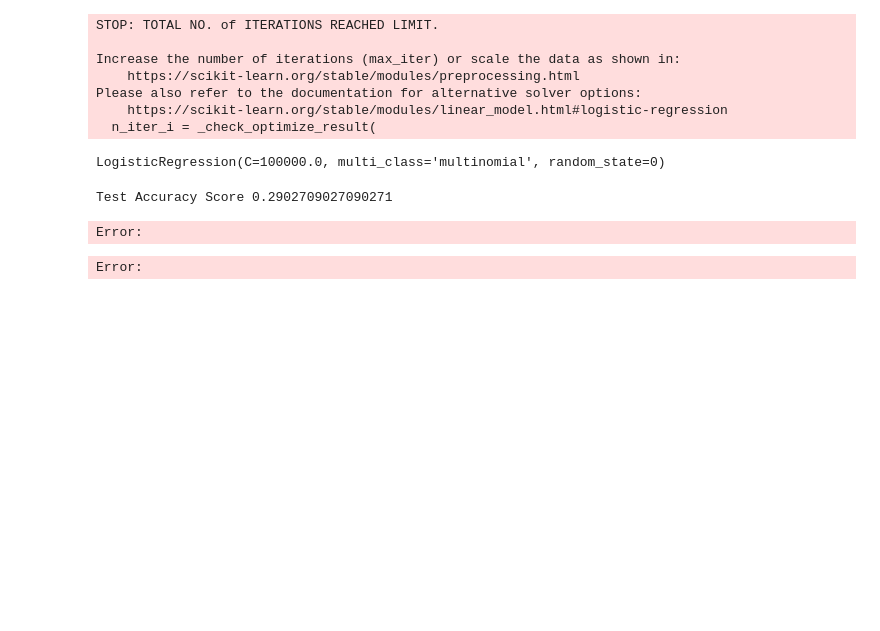
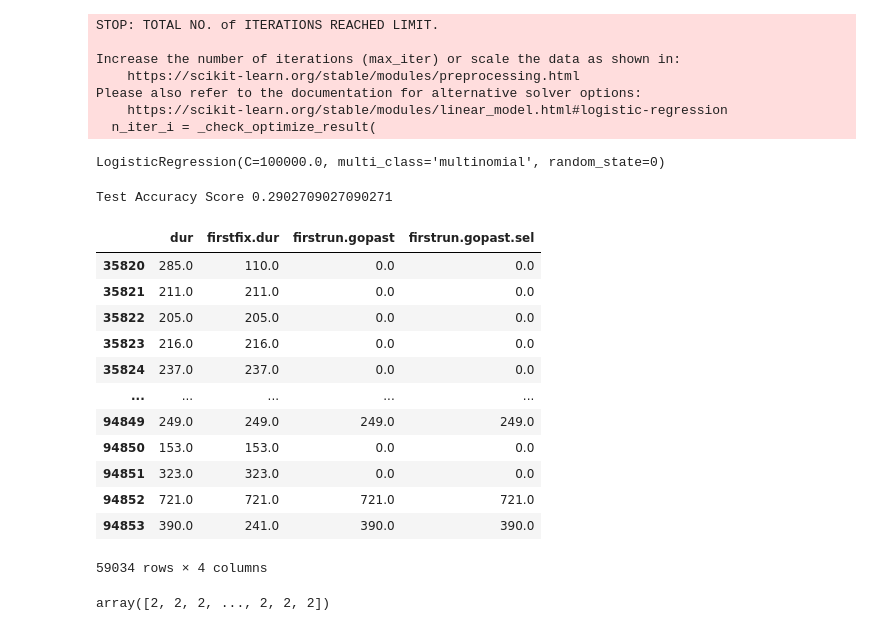
Before and after one commit to linaskerath/ANLP_project, a Jupyter notebook: scripts/model.ipynb, the cells around one changed output. Drawn from its saved outputs; the diff is of its cells as text; code cells hidden in the pictures; blank space fills up the shorter version.

```diff
--- a/scripts/model.ipynb
+++ b/scripts/model.ipynb
@@ -106,8 +94,10 @@ print('Test Accuracy Score', score)
 Test Accuracy Score 0.2902709027090271
 # %%
 # on same data as training or need different data?
-score = logreg.score()
+#score = logreg.score()
 # X - put spanish
 # y - put portuguese and see how high the accuracy? or see how often predicted portuguese?
 
 # chech distribution of languages
+
+df_ee = df_trimmed_subset[df_trimmed_subset['lang'] == 'ee'][['dur',	'firstfix.dur', 'firstrun.gopast', 'firstrun.gopast.sel']]
@@ -122,8 +104,16 @@ y_13 = df_trimmed_subset['lang_code'].values
-# %%
-
-plt.bar(x_13, y_13)
-
-plt.show()
-# %% [output]
-Error:
-Error:
+# %%
+df_ee
+# %% [output]
+|  | dur | firstfix.dur | firstrun.gopast | firstrun.gopast.sel |
+| 35820 | 285.0 | 110.0 | 0.0 | 0.0 |
+| 35821 | 211.0 | 211.0 | 0.0 | 0.0 |
+| 35822 | 205.0 | 205.0 | 0.0 | 0.0 |
+| 35823 | 216.0 | 216.0 | 0.0 | 0.0 |
+| 35824 | 237.0 | 237.0 | 0.0 | 0.0 |
+| ... | ... | ... | ... | ... |
+| 94849 | 249.0 | 249.0 | 249.0 | 249.0 |
+| 94850 | 153.0 | 153.0 | 0.0 | 0.0 |
+| 94851 | 323.0 | 323.0 | 0.0 | 0.0 |
+| 94852 | 721.0 | 721.0 | 721.0 | 721.0 |
+| 94853 | 390.0 | 241.0 | 390.0 | 390.0 |
+59034 rows × 4 columns
@@ -129,0 +122,4 @@ Error:
+# %%
+ee_pred
+# %% [output]
+array([2, 2, 2, ..., 2, 2, 2])
```
Also changed, not shown: parts of 25 cells of this notebook.
